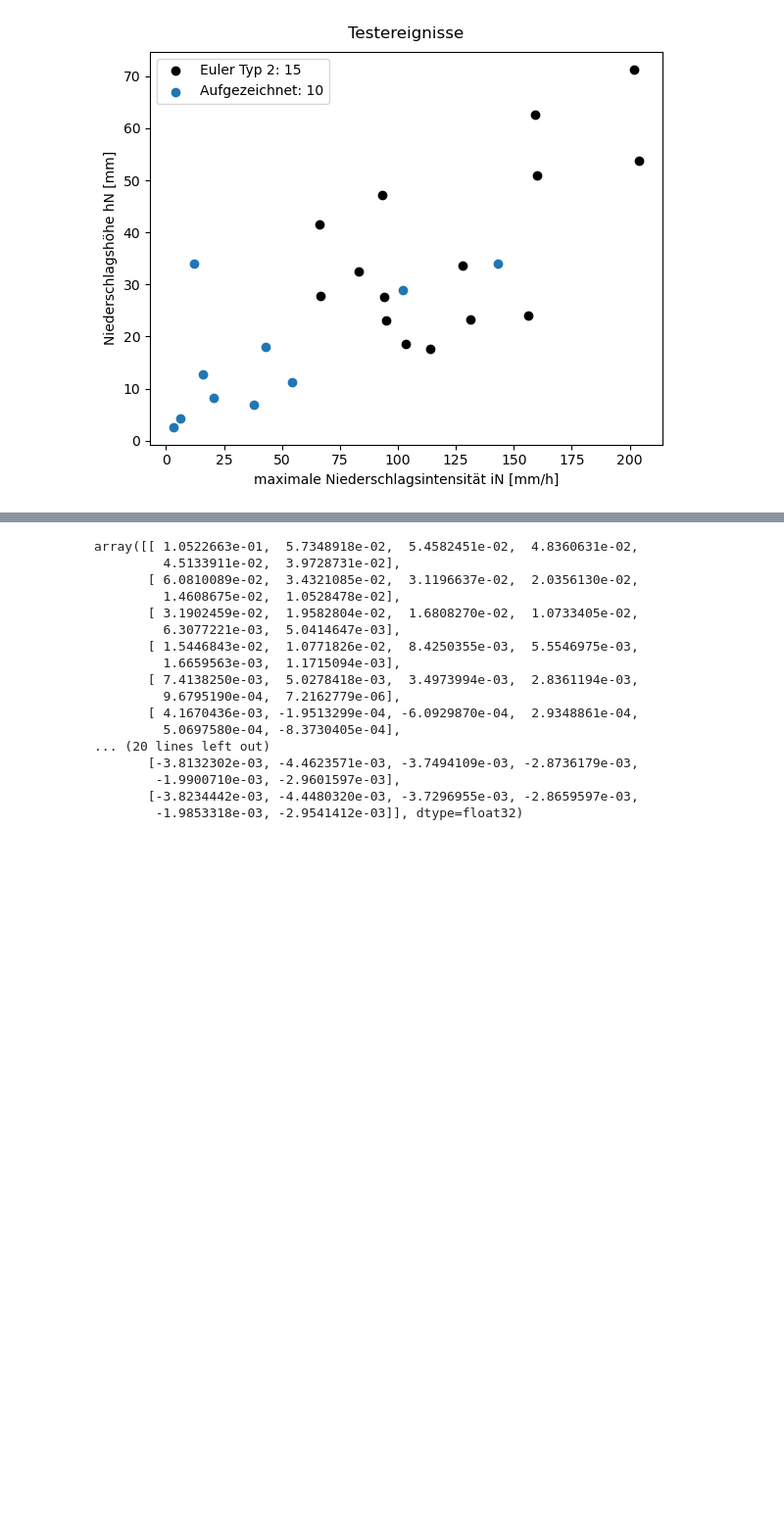
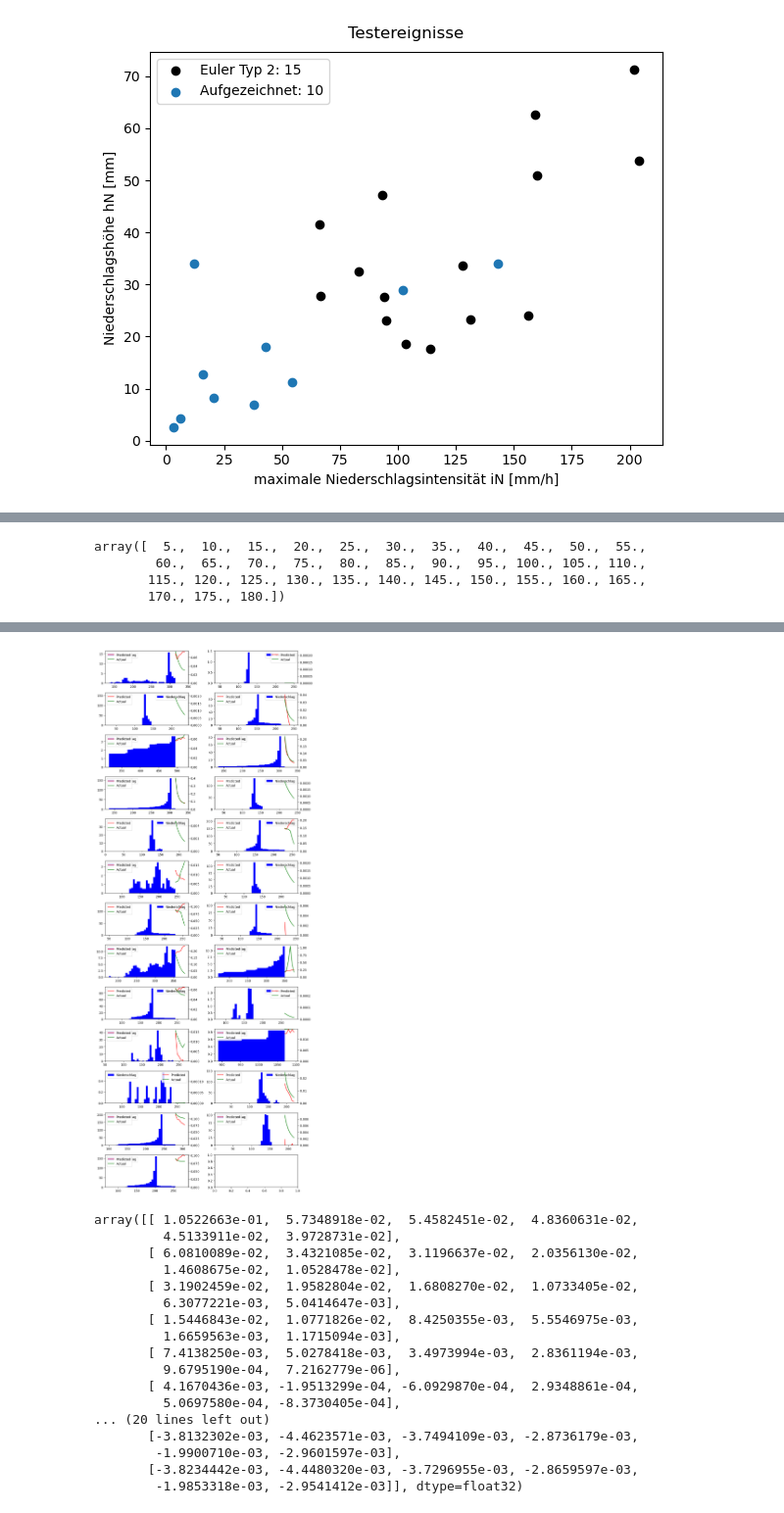
Before and after one commit to FlAlbers/UrbanML, a Jupyter notebook: model_testing.ipynb, the cells around one changed output, grey strips where cells are left out. Shown at 98% size. Drawn from its saved outputs; the diff is of its cells as text; code cells hidden in the pictures; blank space fills up the shorter version.

Commit message:
in model_testing.ipynb out_put data now gets a duration column relative to input duration + testing plots work now but need polishing

```diff
--- a/model_testing.ipynb
+++ b/model_testing.ipynb
@@ -263,0 +160,75 @@ plt.show()
+# %%
+seq_test[1][1][1][:,0]
+# %% [output]
+array([  5.,  10.,  15.,  20.,  25.,  30.,  35.,  40.,  45.,  50.,  55.,
+        60.,  65.,  70.,  75.,  80.,  85.,  90.,  95., 100., 105., 110.,
+       115., 120., 125., 130., 135., 140., 145., 150., 155., 160., 165.,
+       170., 175., 180.])
+# %%
+# Specify what the column index of the duration data in the input data is
+duration_col = int(0)
+#retrieve the interval of the time steps
+interval = seq_test[0][0]['interval']
+
+# Create a grid of subplots
+plot_rows = int(len(seq_test_trans)/2+1)
+fig, axs = plt.subplots(plot_rows, 2, figsize=(10, 1*len(seq_test_trans)))
+
+# Loop through n_sample
+for n_sample in range(len(seq_test_trans)):
+    # n = 12 +int((len(seq_test[n_sample][1])-24) / 3)
+    n = int(len(seq_test[n_sample][1]) / 5)
+
+    # Calculate the start and end time of the sequence so that a duration column can be created
+    start_time = max(seq_test[n_sample][1][n][:, 0]) + interval + delay * interval
+    end_time = start_time + p_steps * interval
+    duration_col = np.arange(start_time, end_time, interval)
+
+    Predict = model.predict(seq_test_trans[n_sample][1])
+    Predict_invert = out_scaler.inverse_transform(Predict)
+
+
+    predict_seq = np.column_stack((duration_col,Predict_invert[n]))
+
+    actual_seq = np.column_stack((duration_col,seq_test[n_sample][2][n]))
+    # joined_cols = np.array((Predict_invert[n], seq_test[n_sample][2][n], seq_test[n_sample][1][n, :]))
+    # new_array = np.column_stack((Predict_invert[n], seq_test[n_sample][2][n], seq_test[n_sample][1][n, :]))
+
+    '''
+    To do: - why is precipitation always min 1
+        - change location of legends
+        - change upper limit of precip
+        - add lable for axis
+        - add title
+        - make it a function
+        - precip axis left
+    '''
+
+
+
+    # Calculate column index for the subplot. Only important for plot!!
+    col_index = n_sample % 2
+
+
+    # Create Barplot of Precipitation
+    ax1 = axs[n_sample // 2, col_index]
+    x = seq_test[n_sample][1][n][:,0]  # Set x-axis values
+    ax1.bar(x, seq_test[n_sample][1][n][:,1], color='blue', label='Niederschlag', width=interval, align='edge')
+    # ax2.bar(seq_test[n_sample][1][n][:,1], color='blue', label='Niederschlag',height=1)
+    ax1.set_ylim(bottom=0)  # Set y-axis to start from zero
+    ax1.legend()
+
+    # Create a twin axis on the right side
+    # Plotting the predicted and actual values in the corresponding subplot
+    ax2 = ax1.twinx()
+    ax2.plot(predict_seq[:, 0], predict_seq[:, 1], color = 'red', label='Predicted')
+    ax2.plot(actual_seq[:, 0], actual_seq[:, 1], color = 'green', label='Actual')
+    ax2.set_ylim(bottom=0)  # Set y-axis to start from zero
+    ax2.legend()
+
+
+plt.tight_layout()
+
+# Show the plot
+plt.show()
+# %% [output]
@@ -264,3 +252,4 @@ plt.show()
+[figure, added]
 # %%
 y_revert[n]
 Predict_revert
```
Also changed, not shown: parts of 6 cells of this notebook, 1 other file.
